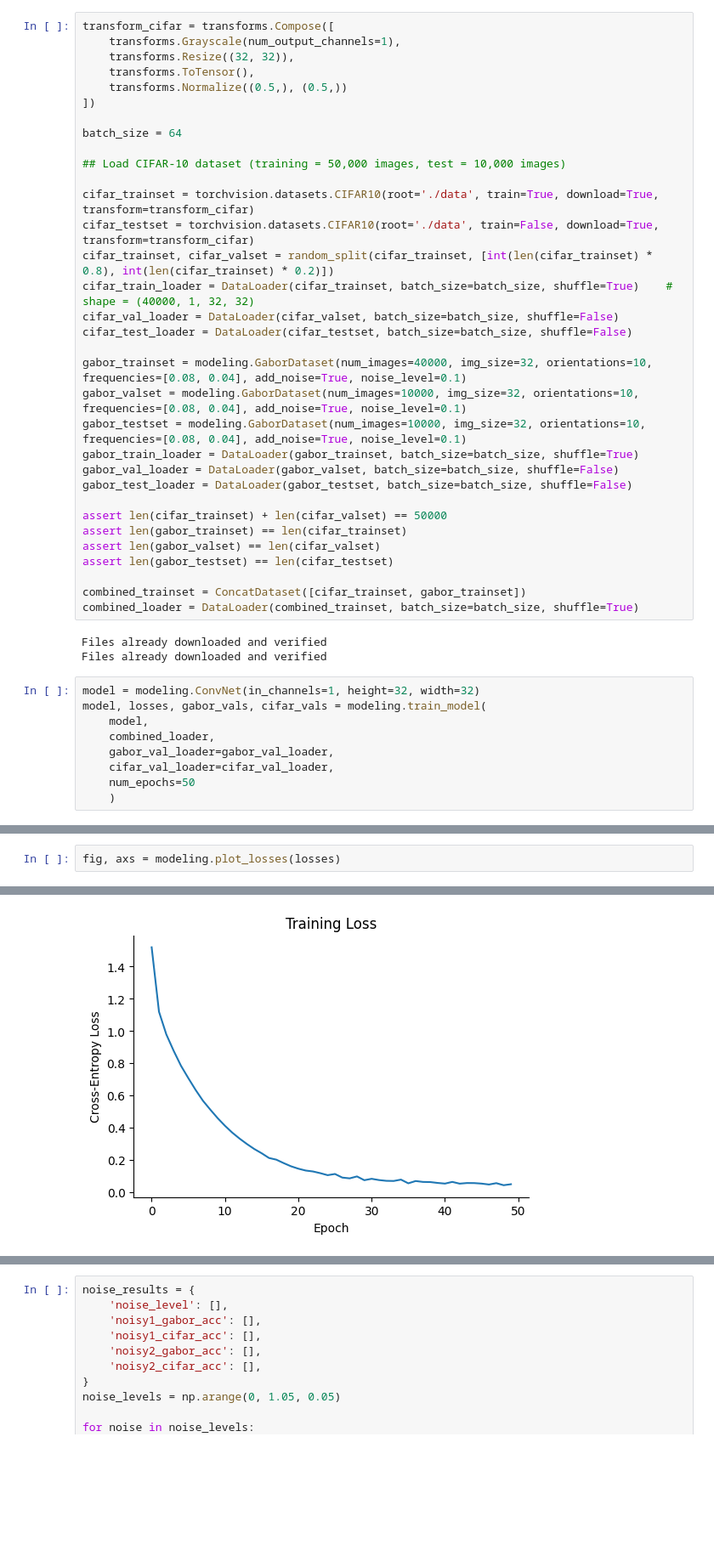
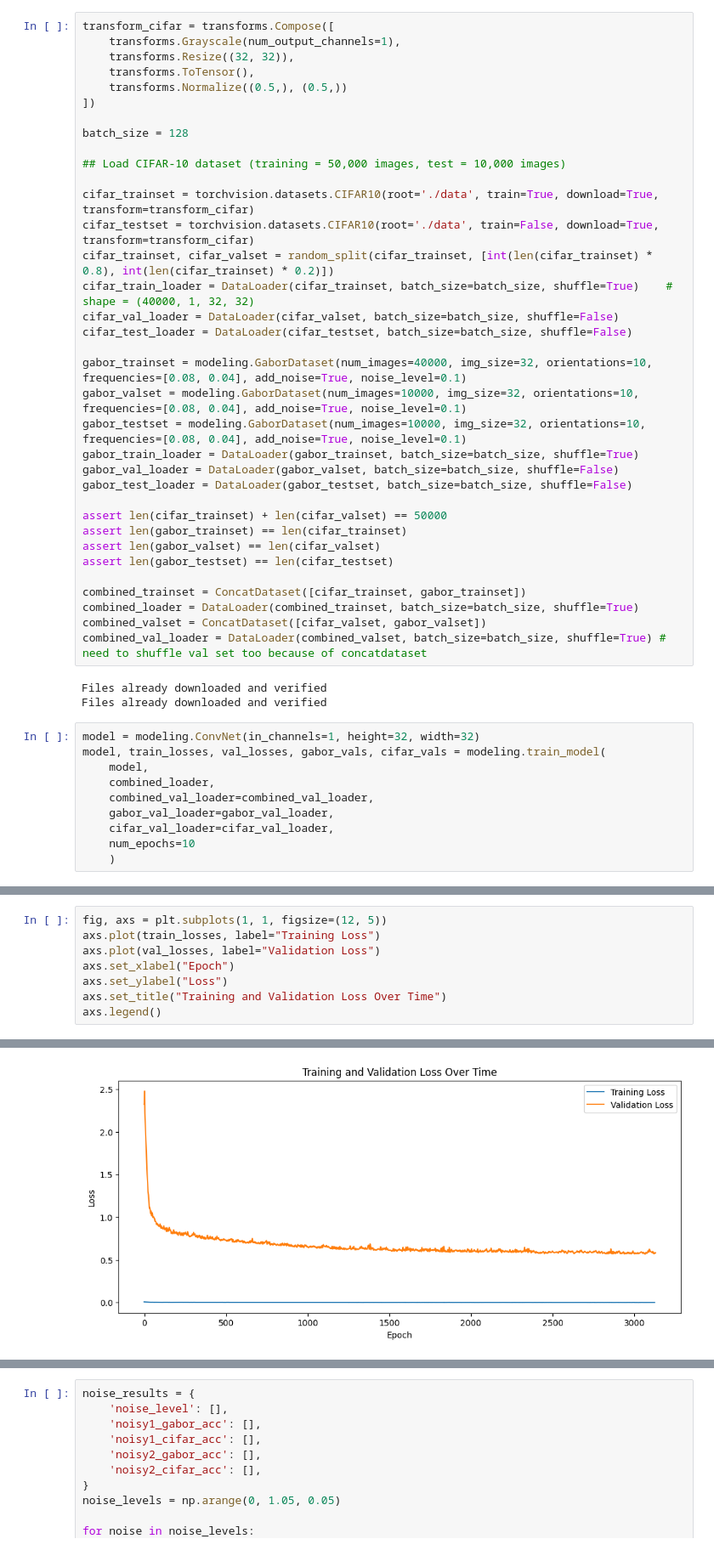
Before and after one commit to sherafatia/v1dd-public, a Jupyter notebook: notebooks/modeling.ipynb, the cells around one changed output, grey strips where cells are left out. Shown at 85% size. Cells and saved outputs as stored; diff of their text form; blank space fills up the shorter version.

Commit message:
updated modeling, need to figure out way to store model checkpoints now

```diff
--- a/notebooks/modeling.ipynb
+++ b/notebooks/modeling.ipynb
@@ -27,7 +27,7 @@ transform_cifar = transforms.Compose([
     transforms.Normalize((0.5,), (0.5,))
 ])
 
-batch_size = 64
+batch_size = 128
 
 ## Load CIFAR-10 dataset (training = 50,000 images, test = 10,000 images)
 
@@ -52,15 +52,18 @@ assert len(gabor_testset) == len(cifar_testset)
 
 combined_trainset = ConcatDataset([cifar_trainset, gabor_trainset])
 combined_loader = DataLoader(combined_trainset, batch_size=batch_size, shuffle=True)
+combined_valset = ConcatDataset([cifar_valset, gabor_valset])
+combined_val_loader = DataLoader(combined_valset, batch_size=batch_size, shuffle=True) # need to shuffle val set too because of concatdataset
 # %% [output]
 Files already downloaded and verified
 Files already downloaded and verified
 # %%
 model = modeling.ConvNet(in_channels=1, height=32, width=32)
-model, losses, gabor_vals, cifar_vals = modeling.train_model(
+model, train_losses, val_losses, gabor_vals, cifar_vals = modeling.train_model(
     model,
     combined_loader,
+    combined_val_loader=combined_val_loader,
     gabor_val_loader=gabor_val_loader,
     cifar_val_loader=cifar_val_loader,
-    num_epochs=50
+    num_epochs=10
     )
@@ -67,3 +72,9 @@ model, losses, gabor_vals, cifar_vals = modeling.train_model(
 # %%
-fig, axs = modeling.plot_losses(losses)
+fig, axs = plt.subplots(1, 1, figsize=(12, 5))
+axs.plot(train_losses, label="Training Loss")
+axs.plot(val_losses, label="Validation Loss")
+axs.set_xlabel("Epoch")
+axs.set_ylabel("Loss")
+axs.set_title("Training and Validation Loss Over Time")
+axs.legend()
 # %% [output]
@@ -70,4 +82,4 @@ fig, axs = modeling.plot_losses(losses)
-[figure, old version]
+[figure, new version]
 # %%
 plt.plot(gabor_vals, label='Gabor', color='red')
 plt.plot(cifar_vals, label='CIFAR', color='blue')
```
Also changed, not shown: parts of 4 cells of this notebook, 1 other file.
